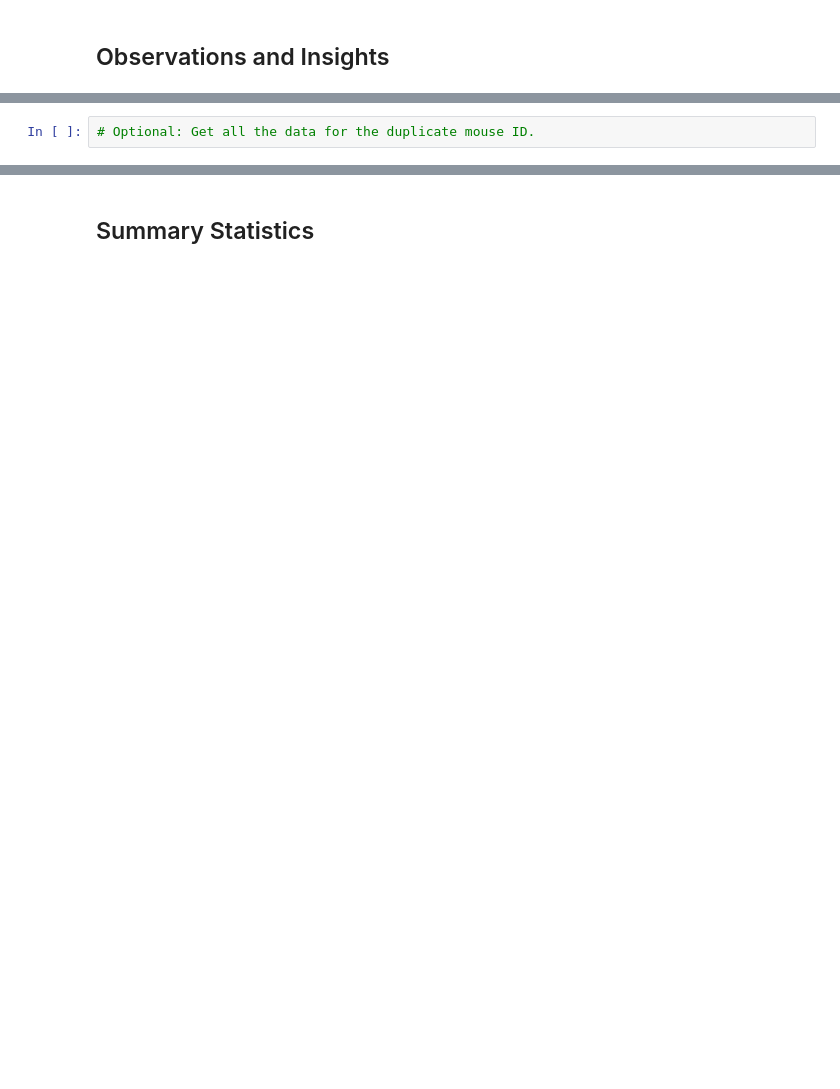
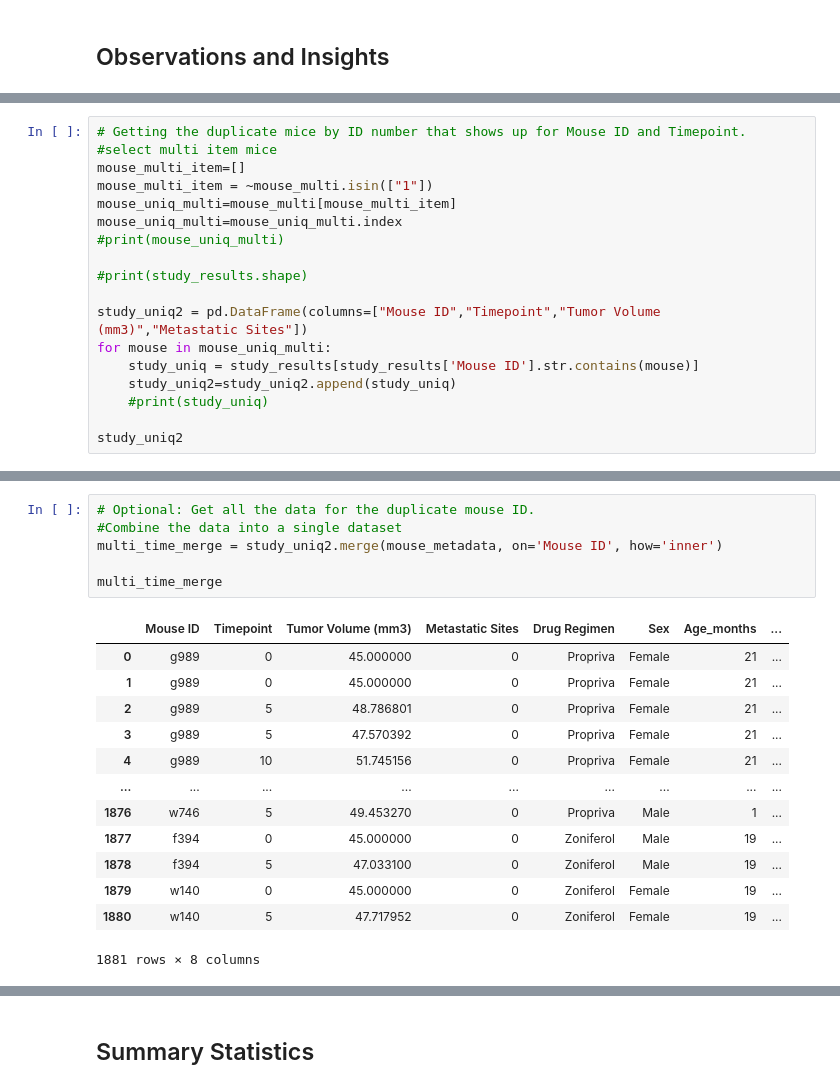
Before and after one commit to da-jam/matplotlib_challenge, a Jupyter notebook: Pymaceuticals/pymaceuticals_starter.ipynb, the cells around one changed output, grey strips where cells are left out. Cells and saved outputs as stored; diff of their text form; blank space fills up the shorter version.

```diff
--- a/Pymaceuticals/pymaceuticals_starter.ipynb
+++ b/Pymaceuticals/pymaceuticals_starter.ipynb
@@ -61,0 +66,18 @@ study_uniq1
+# %%
+# Getting the duplicate mice by ID number that shows up for Mouse ID and Timepoint.
+#select multi item mice
+mouse_multi_item=[]
+mouse_multi_item = ~mouse_multi.isin(["1"])
+mouse_uniq_multi=mouse_multi[mouse_multi_item]
+mouse_uniq_multi=mouse_uniq_multi.index
+#print(mouse_uniq_multi)
+
+#print(study_results.shape)
+
+study_uniq2 = pd.DataFrame(columns=["Mouse ID","Timepoint","Tumor Volume (mm3)","Metastatic Sites"])
+for mouse in mouse_uniq_multi:
+    study_uniq = study_results[study_results['Mouse ID'].str.contains(mouse)]
+    study_uniq2=study_uniq2.append(study_uniq)
+    #print(study_uniq)
+
+study_uniq2
@@ -62,4 +98,22 @@ study_uniq1
 # %%
 # Optional: Get all the data for the duplicate mouse ID.
+#Combine the data into a single dataset
+multi_time_merge = study_uniq2.merge(mouse_metadata, on='Mouse ID', how='inner')
+
+multi_time_merge
+# %% [output]
+|  | Mouse ID | Timepoint | Tumor Volume (mm3) | Metastatic Sites | Drug Regimen | Sex | Age_months | ... |
+| 0 | g989 | 0 | 45.000000 | 0 | Propriva | Female | 21 | ... |
+| 1 | g989 | 0 | 45.000000 | 0 | Propriva | Female | 21 | ... |
+| 2 | g989 | 5 | 48.786801 | 0 | Propriva | Female | 21 | ... |
+| 3 | g989 | 5 | 47.570392 | 0 | Propriva | Female | 21 | ... |
+| 4 | g989 | 10 | 51.745156 | 0 | Propriva | Female | 21 | ... |
+| ... | ... | ... | ... | ... | ... | ... | ... | ... |
+| 1876 | w746 | 5 | 49.453270 | 0 | Propriva | Male | 1 | ... |
+| 1877 | f394 | 0 | 45.000000 | 0 | Zoniferol | Male | 19 | ... |
+| 1878 | f394 | 5 | 47.033100 | 0 | Zoniferol | Male | 19 | ... |
+| 1879 | w140 | 0 | 45.000000 | 0 | Zoniferol | Female | 19 | ... |
+| 1880 | w140 | 5 | 47.717952 | 0 | Zoniferol | Female | 19 | ... |
+1881 rows × 8 columns
 # %%
 # Create a clean DataFrame by dropping the duplicate mouse by its ID.
```
Also changed, not shown: parts of 8 cells of this notebook.
